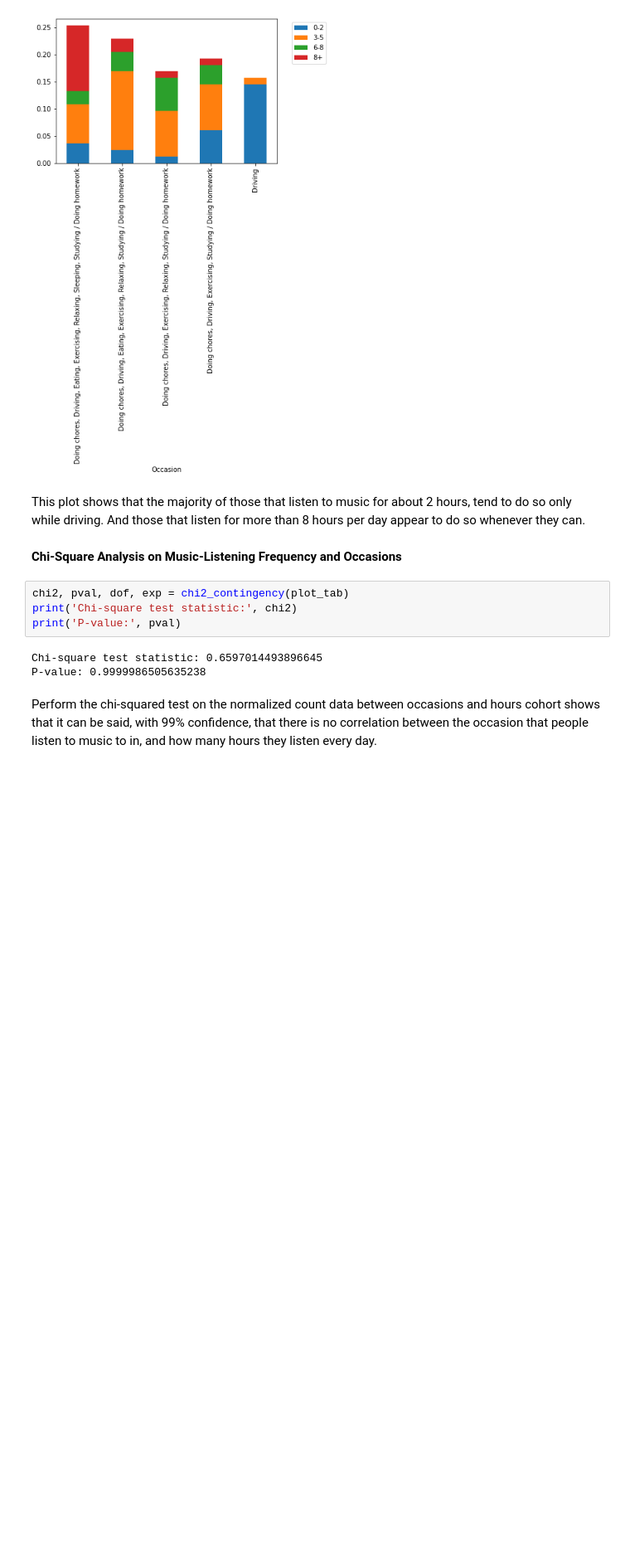
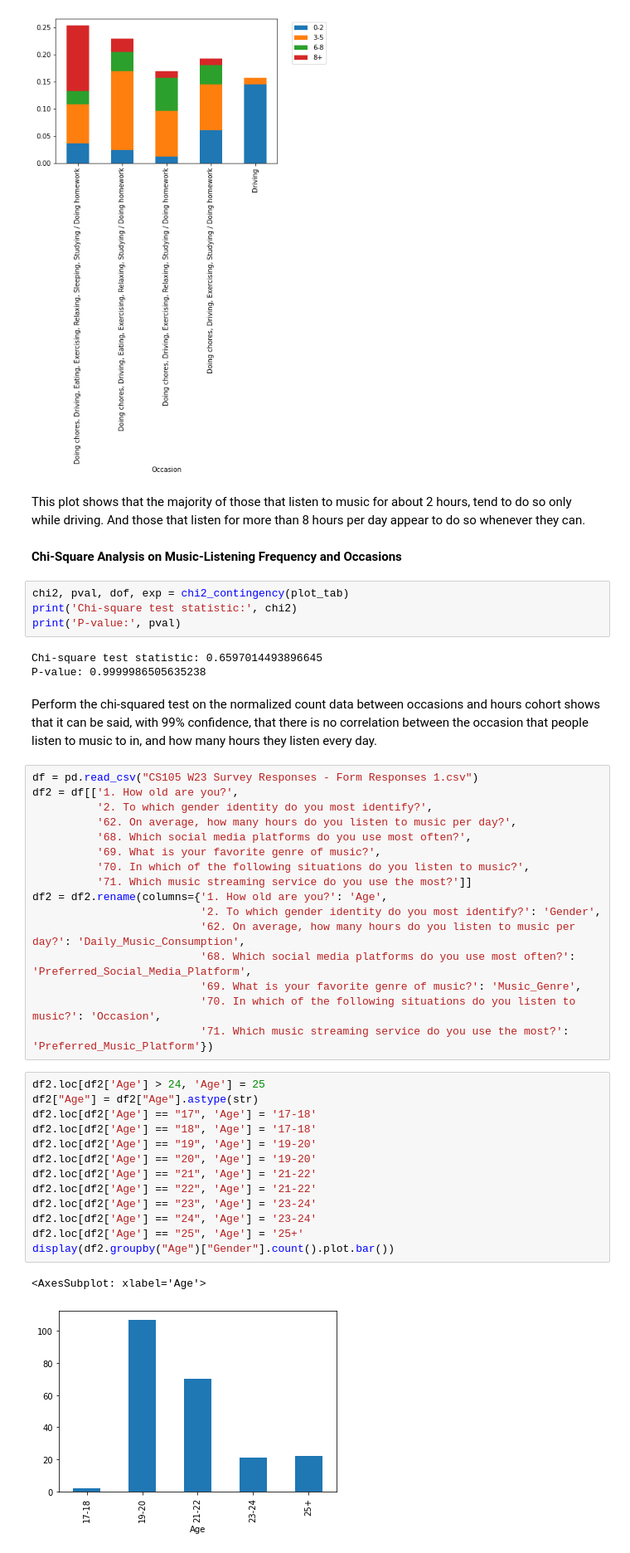
Before and after one commit to mdai008/cs105miniProject, a Jupyter notebook: lab5_6-Copy1.ipynb, the cells around one changed output. Shown at 83% size. Drawn from its saved outputs; the diff is of its cells as text; blank space fills up the shorter version.

```diff
--- a/lab5_6-Copy1.ipynb
+++ b/lab5_6-Copy1.ipynb
@@ -405,3 +405,35 @@ Chi-square test statistic: 0.6597014493896645
 P-value: 0.9999986505635238
 # %% [markdown]
 Perform the chi-squared test on the normalized count data between occasions and hours cohort shows that it can be said, with 99% confidence, that there is no correlation between the occasion that people listen to music to in, and how many hours they listen every day.
+# %%
+df = pd.read_csv("CS105 W23 Survey Responses - Form Responses 1.csv")
+df2 = df[['1. How old are you?',
+          '2. To which gender identity do you most identify?',
+          '62. On average, how many hours do you listen to music per day?',
+          '68. Which social media platforms do you use most often?',
+          '69. What is your favorite genre of music?',
+          '70. In which of the following situations do you listen to music?',
+          '71. Which music streaming service do you use the most?']]
+df2 = df2.rename(columns={'1. How old are you?': 'Age',
+                          '2. To which gender identity do you most identify?': 'Gender',
+                          '62. On average, how many hours do you listen to music per day?': 'Daily_Music_Consumption',
+                          '68. Which social media platforms do you use most often?': 'Preferred_Social_Media_Platform',
+                          '69. What is your favorite genre of music?': 'Music_Genre',
+                          '70. In which of the following situations do you listen to music?': 'Occasion',
+                          '71. Which music streaming service do you use the most?': 'Preferred_Music_Platform'})
+# %%
+df2.loc[df2['Age'] > 24, 'Age'] = 25
+df2["Age"] = df2["Age"].astype(str)
+df2.loc[df2['Age'] == "17", 'Age'] = '17-18'
+df2.loc[df2['Age'] == "18", 'Age'] = '17-18'
+df2.loc[df2['Age'] == "19", 'Age'] = '19-20'
+df2.loc[df2['Age'] == "20", 'Age'] = '19-20'
+df2.loc[df2['Age'] == "21", 'Age'] = '21-22'
+df2.loc[df2['Age'] == "22", 'Age'] = '21-22'
+df2.loc[df2['Age'] == "23", 'Age'] = '23-24'
+df2.loc[df2['Age'] == "24", 'Age'] = '23-24'
+df2.loc[df2['Age'] == "25", 'Age'] = '25+'
+display(df2.groupby("Age")["Gender"].count().plot.bar())
+# %% [output]
+<AxesSubplot: xlabel='Age'>
+[figure, added]
```
Also changed, not shown: parts of 15 cells of this notebook, 1 other file.
